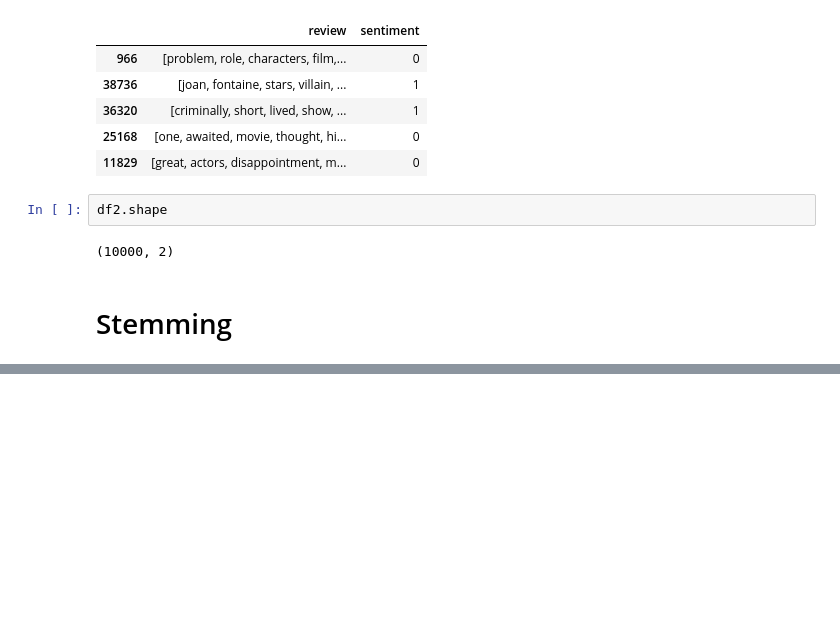
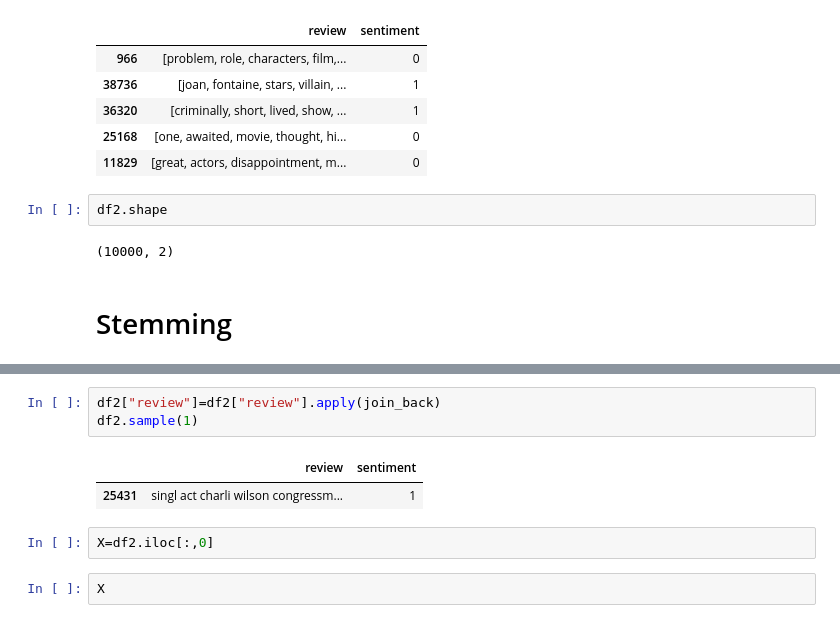
Before and after one commit to rabin20-04/ML-Algorithms, a Jupyter notebook: Movie_sentiment_Analysis/movie_review_sentiment_analysis.ipynb, the cells around one changed output, grey strips where cells are left out. Drawn from its saved outputs; the diff is of its cells as text; blank space fills up the shorter version.

```diff
--- a/Movie_sentiment_Analysis/movie_review_sentiment_analysis.ipynb
+++ b/Movie_sentiment_Analysis/movie_review_sentiment_analysis.ipynb
@@ -324,0 +350,10 @@ df2.shape
+# %%
+df2["review"]=df2["review"].apply(join_back)
+df2.sample(1)
+# %% [output]
+|  | review | sentiment |
+| 25431 | singl act charli wilson congressm... | 1 |
+# %%
+X=df2.iloc[:,0]
+# %%
+X
```
Also changed, not shown: parts of 8 cells of this notebook.
